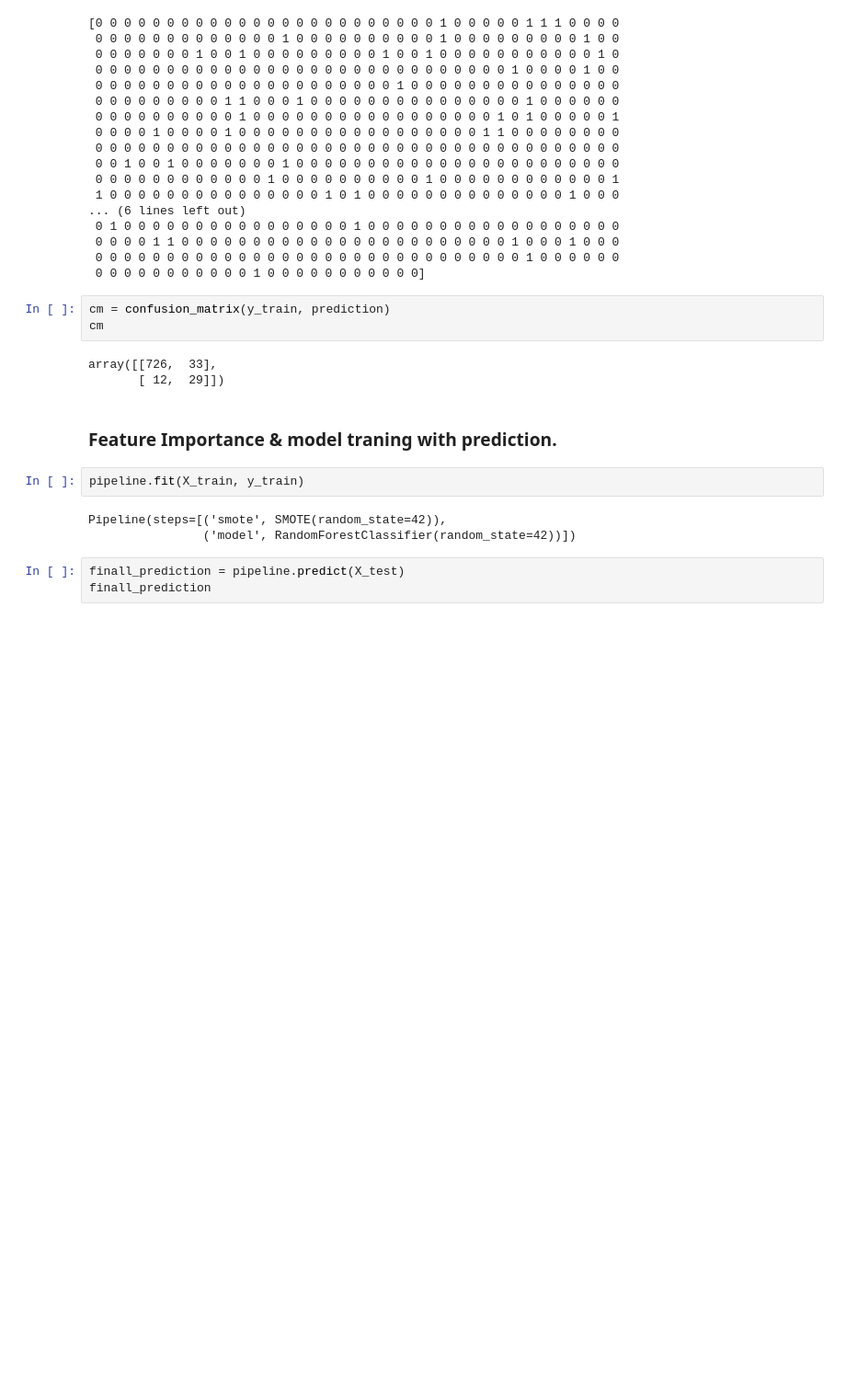
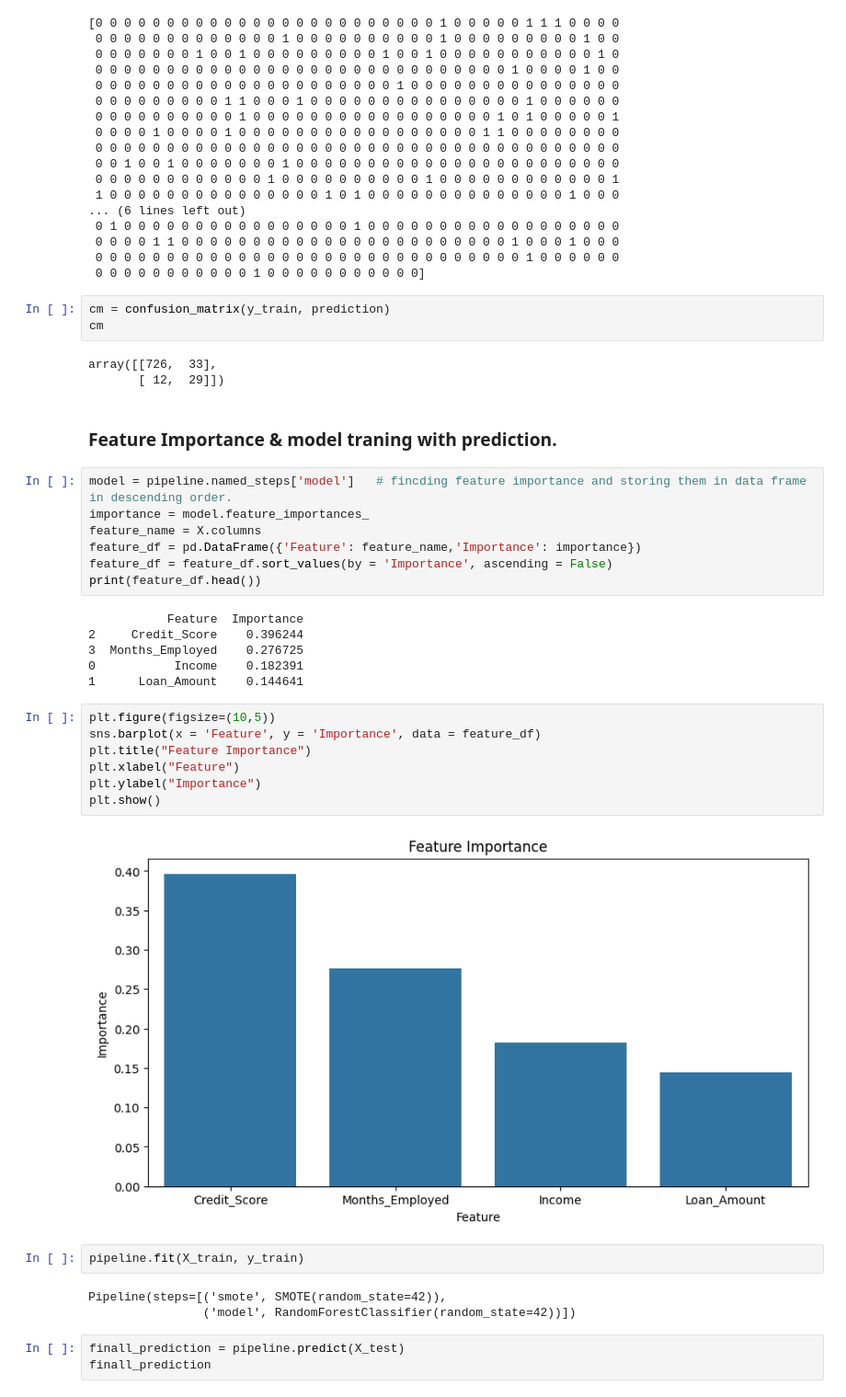
Before and after one commit to 87690ut/Python_Finall_Projects, a Jupyter notebook: ML_Journey/ML_Day_12_Real_Bank_Random_Forest_Analysis.ipynb, the cells around one changed output. Shown at 92% size. Cells and saved outputs as stored; diff of their text form; blank space fills up the shorter version.

Commit message:
Feature importance and data analysis with accuracy score and confusion matrix.

```diff
--- a/ML_Journey/ML_Day_12_Real_Bank_Random_Forest_Analysis.ipynb
+++ b/ML_Journey/ML_Day_12_Real_Bank_Random_Forest_Analysis.ipynb
@@ -136,6 +136,28 @@ array([[726,  33],
        [ 12,  29]])
 # %% [markdown]
 ### Feature Importance & model traning with prediction.
+# %%
+model = pipeline.named_steps['model']   # fincding feature importance and storing them in data frame in descending order.
+importance = model.feature_importances_
+feature_name = X.columns
+feature_df = pd.DataFrame({'Feature': feature_name,'Importance': importance})
+feature_df = feature_df.sort_values(by = 'Importance', ascending = False)
+print(feature_df.head())
+# %% [output]
+           Feature  Importance
+2     Credit_Score    0.396244
+3  Months_Employed    0.276725
+0           Income    0.182391
+1      Loan_Amount    0.144641
+# %%
+plt.figure(figsize=(10,5))
+sns.barplot(x = 'Feature', y = 'Importance', data = feature_df)
+plt.title("Feature Importance")
+plt.xlabel("Feature")
+plt.ylabel("Importance")
+plt.show()
+# %% [output]
+[figure, added]
 # %%
 pipeline.fit(X_train, y_train)
 # %% [output]
```
